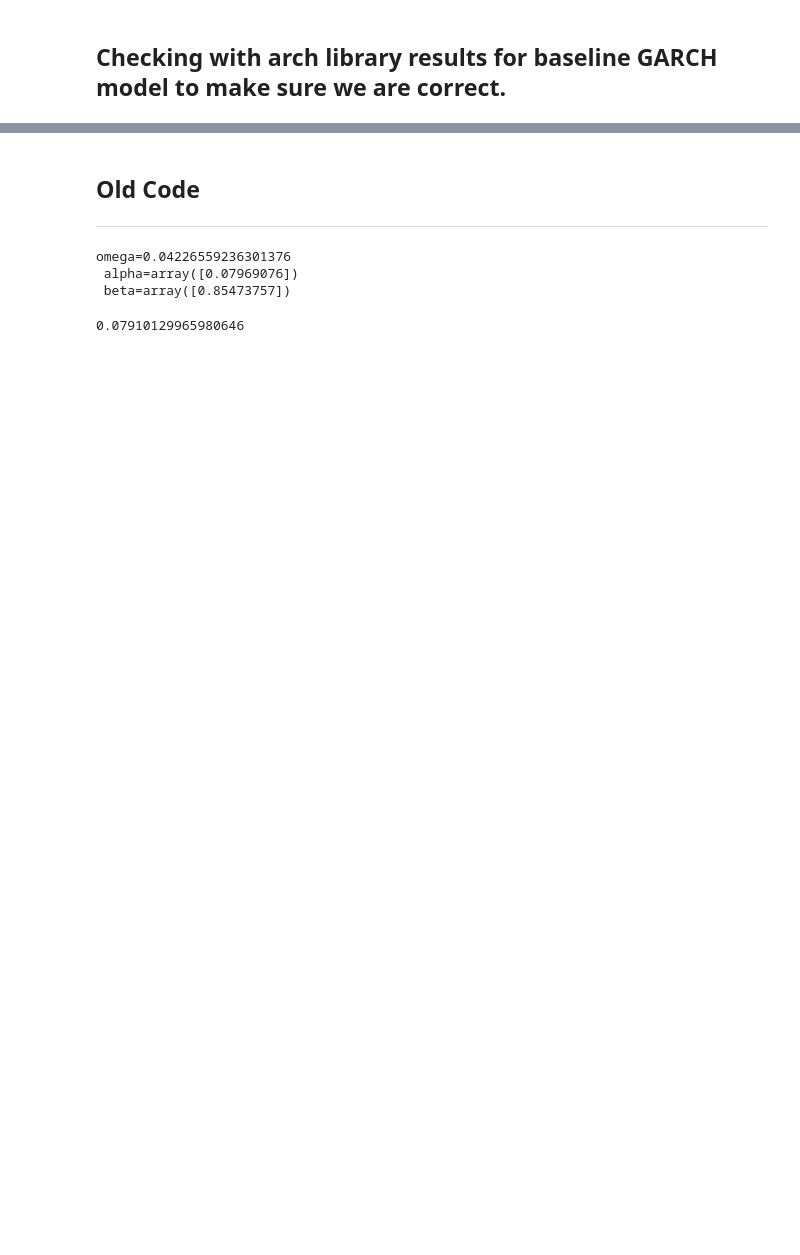
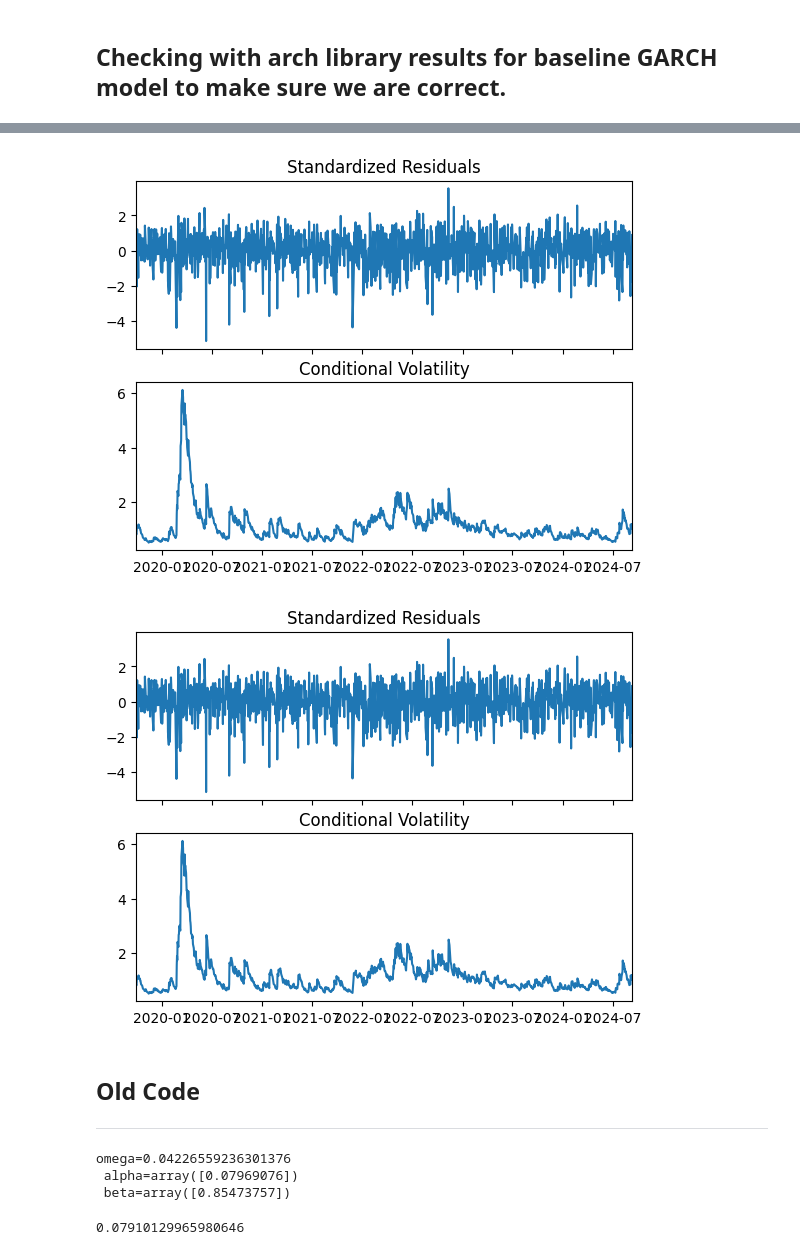
Before and after one commit to hwh1771/sentiment-analysis-volatility-forecasting, a Jupyter notebook: notebooks/garch_exogenous.ipynb, the cells around one changed output, grey strips where cells are left out. Saved outputs shown, nothing was run; the diff lists cells and outputs as text; code cells hidden in the pictures; blank space fills up the shorter version.

```diff
--- a/notebooks/garch_exogenous.ipynb
+++ b/notebooks/garch_exogenous.ipynb
@@ -263,0 +76,2 @@ omega=0.03625958985060175
+# %%
+x1 = exo_sentiment[:, [1]]
@@ -310,6 +146,6 @@ MSE with sentiment: 75595.058
 # %%
 from arch import arch_model
 
-model = arch_model(100*log_returns, vol='GARCH', mean='Constant', p=1, q=1)
+model = arch_model(100*log_returns, vol='GARCH', mean='ARX', p=1, q=1, x=x1)
 garch_fit = model.fit(disp='off')
 # %%
@@ -335,3 +173,8 @@ ARCHModelResult, id: 0x1dc2febebb0
+# %%
+garch_fit.plot()
+# %% [output]
+[figure, added]
+[figure, added]
 # %% [markdown]
 ## Old Code
 ---
```
Also changed, not shown: parts of 20 cells of this notebook, 2 other files.
